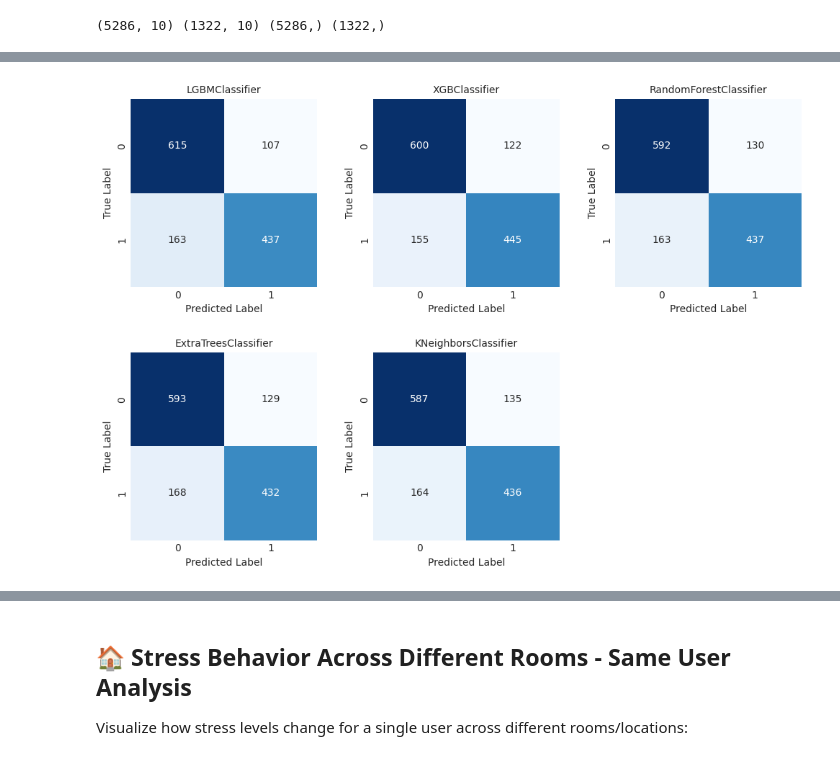
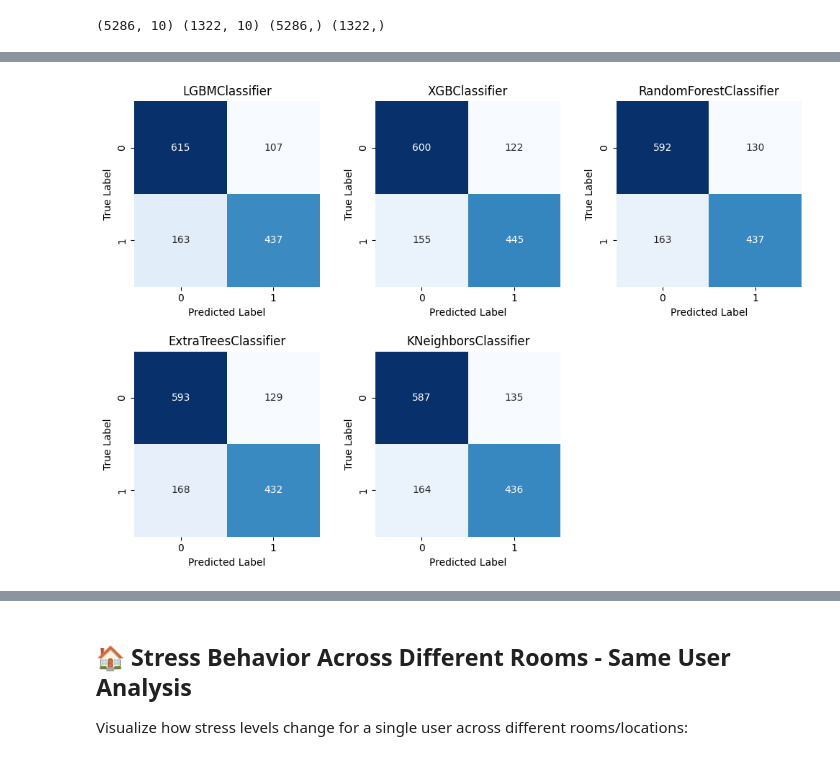
Before and after one commit to ClaudiaGalantino/eda-architecture, a Jupyter notebook: data_analysis/notebooks/model_training_classification.ipynb, the cells around one changed output, grey strips where cells are left out. Cells and saved outputs as stored; diff of their text form; code cells hidden in the pictures.

```diff
--- a/data_analysis/notebooks/model_training_classification.ipynb
+++ b/data_analysis/notebooks/model_training_classification.ipynb
@@ -471,27 +471,27 @@ from sklearn.metrics import confusion_matrix
 # %%
 # Create confusion matrices for the first 5 models
 fig, axes = plt.subplots(2, 3, figsize=(10, 7))
 axes = axes.flatten()
 
 top_5_models = scores.head(5).index.tolist()
 
 for idx, model_name in enumerate(top_5_models):
     y_pred = predictions[model_name]
     cm = confusion_matrix(y_test, y_pred)
 
     sns.heatmap(cm, annot=True, fmt='d', cmap='Blues', ax=axes[idx], cbar=False)
-    axes[idx].set_title(model_name, fontsize=10)
+    axes[idx].set_title(model_name, fontsize=12)
     axes[idx].set_ylabel('True Label')
     axes[idx].set_xlabel('Predicted Label')
 
 axes[5].set_visible(False)
 
 plt.tight_layout()
 plt.subplots_adjust(hspace=0.35, wspace=0.3)
 plt.savefig((os.path.join(str(save_path), 'confusion_matrices.pdf')), dpi=300, bbox_inches='tight')
 plt.show()
 # %% [output]
-[figure, old version]
+[figure, new version]
 # %%
 # Base style configuration
 sns.set_style("whitegrid")
```
Also changed, not shown: parts of 13 cells of this notebook.
